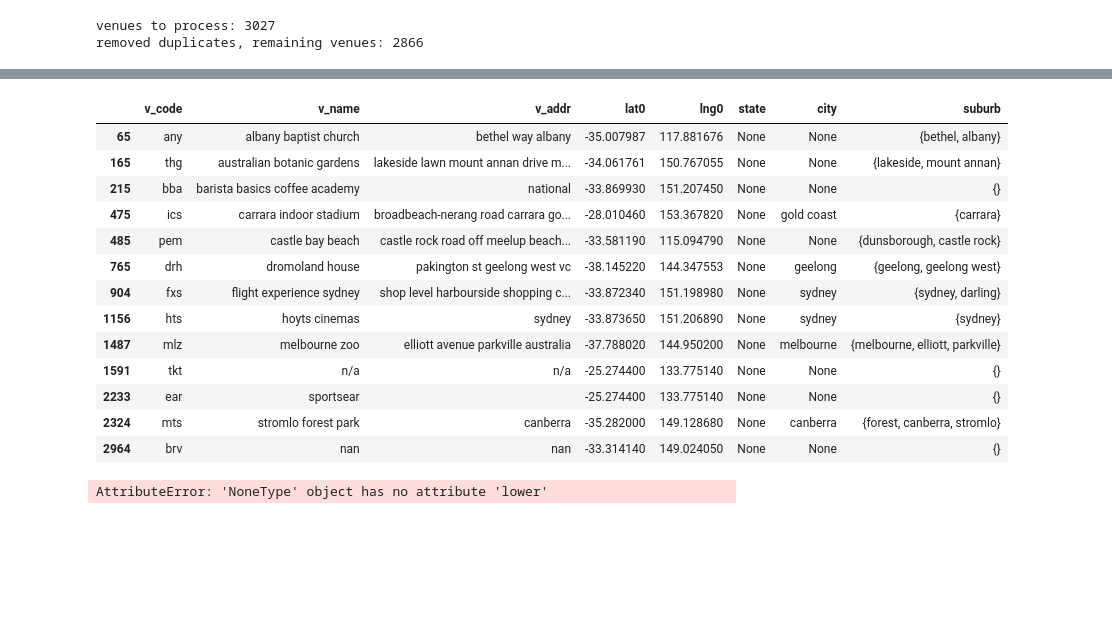
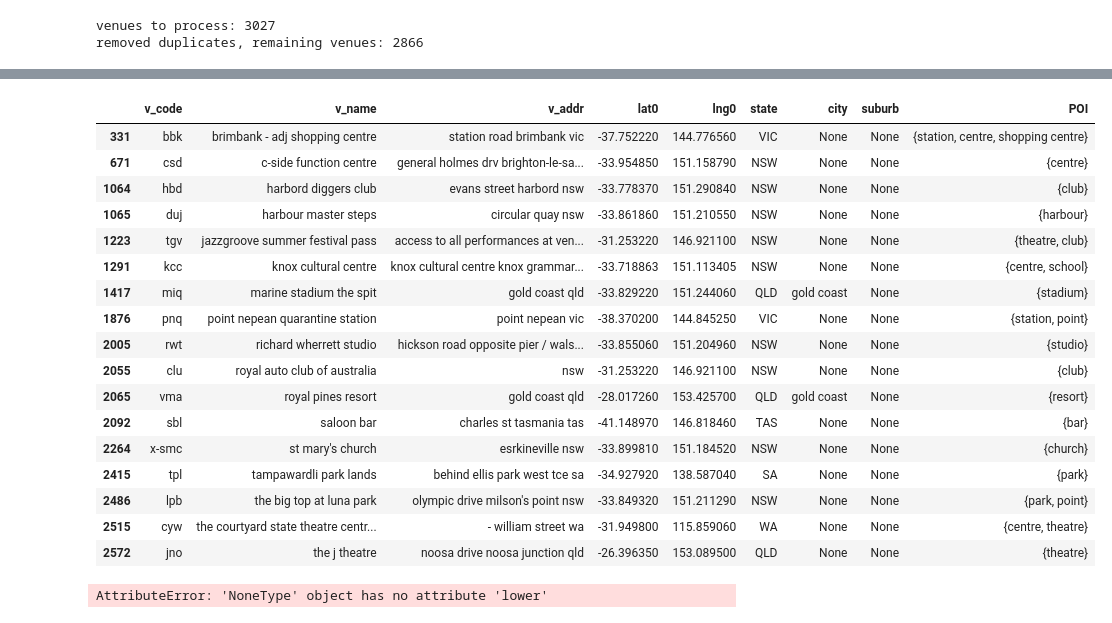
Before and after one commit to eeghor/gmaps_venue_coords, a Jupyter notebook: aus_venue_coords_check.ipynb, the cells around one changed output, grey strips where cells are left out. Cells and saved outputs as stored; diff of their text form; code cells hidden in the pictures; blank space fills up the shorter version.

```diff
--- a/aus_venue_coords_check.ipynb
+++ b/aus_venue_coords_check.ipynb
@@ -75,4 +82,0 @@ venues with something missing and suspicious words: 87
-# %%
-venues = venues.loc[-venues.v_code.isin(v_bad.v_code.tolist()),:]
-nv_nosusp = len(venues)
-print("removed suspicious word venues, remaining venues: {}".format(nv_nosusp))
@@ -125,17 +127,16 @@ def find_suburb(st):
     else:
         return None
 
-cd_dict = defaultdict(set)
+def find_poi(st):
 
-# look at the addresses and find states
+    st = " " + st + " "
+    poi_candidates = set()
 
-venues["state"] = venues["v_addr"].astype(str).apply(find_states).str.upper()
-venues["city"] = (venues["v_addr"].astype(str) + " " + venues["v_name"].astype(str)).apply(find_city)
-venues["suburb"] = (venues["v_addr"].astype(str) + " " + venues["v_name"].astype(str)).apply(find_suburb)
+    for s in pois:
+        if " " + s + " " in st:
+            poi_candidates.add(s)
 
-for what in "state city suburb".split():
-    cd_dict["with " + what] = set(venues.loc[venues[what].notnull(),"v_code"].tolist())
-    cd_dict["without " + what] = set(venues.v_code.tolist()) - cd_dict["with " + what]
-
-for k in cd_dict:
-    print("venues " + k + ": {}".format(len(cd_dict[k])))
+    if poi_candidates:
+        return poi_candidates
+    else:
+        return None
@@ -148,0 +165,16 @@ venues without suburb: 54
+# %%
+venues["POI"] = (venues.v_name + " " + venues.v_addr).apply(find_poi)
+# %%
+venues_nostate = venues.loc[venues.v_code.isin(cd_dict["without state"]),:]
+# no state and no POI
+v_bad_codes.update(set(venues_nostate.loc[venues_nostate.POI.isnull(),"v_code"].tolist()))
+
+venues_nosuburb = venues.loc[venues.v_code.isin(cd_dict["without suburb"]),:]
+# no suburb and no suitable POI - put these into rubbish
+v_bad_codes.update(set(venues_nosuburb.loc[venues_nosuburb.POI.apply(lambda x: True if (not x) or (x & set(only_w_suburb_pois)) else False),"v_code"].tolist()))
+
+venues = venues.loc[-venues.v_code.isin(v_bad_codes),:]
+print("venues left: {}".format(len(venues)))
+
+for k in cd_dict:
+    cd_dict[k] = cd_dict[k] - v_bad_codes
@@ -149,20 +200,24 @@ venues without suburb: 54
 # %%
-venues.loc[venues.v_code.isin(v_no_states_codes),:]
+venues.loc[venues.v_code.isin(cd_dict["without suburb"]),:]
 # %% [output]
-|  | v_code | v_name | v_addr | lat0 | lng0 | state | city | suburb |
-| 65 | any | albany baptist church | bethel way albany | -35.007987 | 117.881676 | None | None | {bethel, albany} |
-| 165 | thg | australian botanic gardens | lakeside lawn mount annan drive m... | -34.061761 | 150.767055 | None | None | {lakeside, mount annan} |
-| 215 | bba | barista basics coffee academy | national | -33.869930 | 151.207450 | None | None | {} |
-| 475 | ics | carrara indoor stadium | broadbeach-nerang road carrara go... | -28.010460 | 153.367820 | None | gold coast | {carrara} |
-| 485 | pem | castle bay beach | castle rock road off meelup beach... | -33.581190 | 115.094790 | None | None | {dunsborough, castle rock} |
-| 765 | drh | dromoland house | pakington st geelong west vc | -38.145220 | 144.347553 | None | geelong | {geelong, geelong west} |
-| 904 | fxs | flight experience sydney | shop level harbourside shopping c... | -33.872340 | 151.198980 | None | sydney | {sydney, darling} |
-| 1156 | hts | hoyts cinemas | sydney | -33.873650 | 151.206890 | None | sydney | {sydney} |
-| 1487 | mlz | melbourne zoo | elliott avenue parkville australia | -37.788020 | 144.950200 | None | melbourne | {melbourne, elliott, parkville} |
-| 1591 | tkt | n/a | n/a | -25.274400 | 133.775140 | None | None | {} |
-| 2233 | ear | sportsear |  | -25.274400 | 133.775140 | None | None | {} |
-| 2324 | mts | stromlo forest park | canberra | -35.282000 | 149.128680 | None | canberra | {forest, canberra, stromlo} |
-| 2964 | brv | nan | nan | -33.314140 | 149.024050 | None | None | {} |
+|  | v_code | v_name | v_addr | lat0 | lng0 | state | city | suburb | POI |
+| 331 | bbk | brimbank - adj shopping centre | station road brimbank vic | -37.752220 | 144.776560 | VIC | None | None | {station, centre, shopping centre} |
+| 671 | csd | c-side function centre | general holmes drv brighton-le-sa... | -33.954850 | 151.158790 | NSW | None | None | {centre} |
+| 1064 | hbd | harbord diggers club | evans street harbord nsw | -33.778370 | 151.290840 | NSW | None | None | {club} |
+| 1065 | duj | harbour master steps | circular quay nsw | -33.861860 | 151.210550 | NSW | None | None | {harbour} |
+| 1223 | tgv | jazzgroove summer festival pass | access to all performances at ven... | -31.253220 | 146.921100 | NSW | None | None | {theatre, club} |
+| 1291 | kcc | knox cultural centre | knox cultural centre knox grammar... | -33.718863 | 151.113405 | NSW | None | None | {centre, school} |
+| 1417 | miq | marine stadium the spit | gold coast qld | -33.829220 | 151.244060 | QLD | gold coast | None | {stadium} |
+| 1876 | pnq | point nepean quarantine station | point nepean vic | -38.370200 | 144.845250 | VIC | None | None | {station, point} |
+| 2005 | rwt | richard wherrett studio | hickson road opposite pier / wals... | -33.855060 | 151.204960 | NSW | None | None | {studio} |
+| 2055 | clu | royal auto club of australia | nsw | -31.253220 | 146.921100 | NSW | None | None | {club} |
+| 2065 | vma | royal pines resort | gold coast qld | -28.017260 | 153.425700 | QLD | gold coast | None | {resort} |
+| 2092 | sbl | saloon bar | charles st tasmania tas | -41.148970 | 146.818460 | TAS | None | None | {bar} |
+| 2264 | x-smc | st mary's church | esrkineville nsw | -33.899810 | 151.184520 | NSW | None | None | {church} |
+| 2415 | tpl | tampawardli park lands | behind ellis park west tce sa | -34.927920 | 138.587040 | SA | None | None | {park} |
+| 2486 | lpb | the big top at luna park | olympic drive milson's point nsw | -33.849320 | 151.211290 | NSW | None | None | {park, point} |
+| 2515 | cyw | the courtyard state theatre centr... | - william street wa | -31.949800 | 115.859060 | WA | None | None | {centre, theatre} |
+| 2572 | jno | the j theatre | noosa drive noosa junction qld | -26.396350 | 153.089500 | QLD | None | None | {theatre} |
 # %%
 venues["suburb2"] = None
 
```
Also changed, not shown: parts of 9 cells of this notebook.
